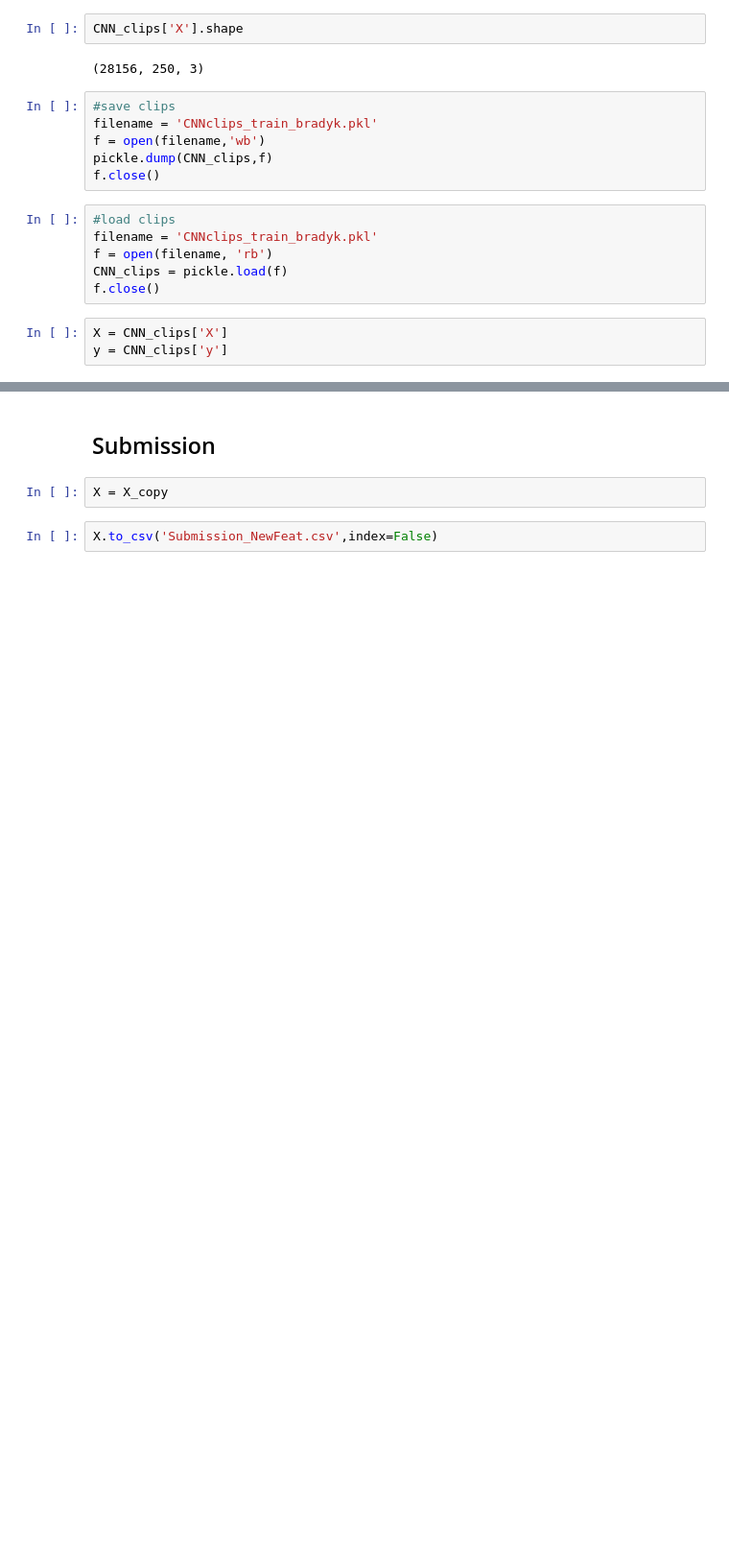
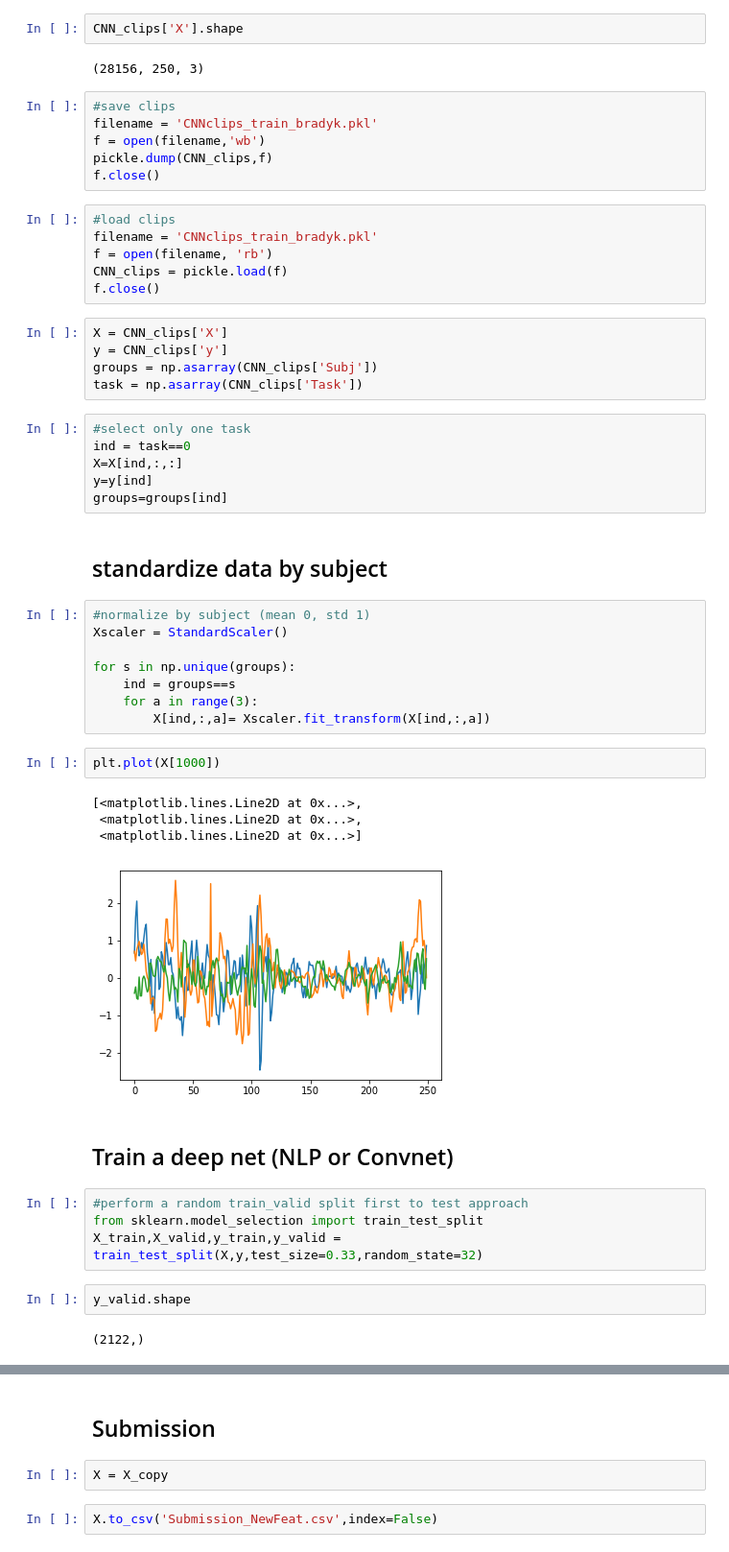
Before and after one commit to Luke3D/Misccode, a Jupyter notebook: Dataprocessing.ipynb, the cells around one changed output, grey strips where cells are left out. Shown at 96% size. Cells and saved outputs as stored; diff of their text form; blank space fills up the shorter version.

```diff
--- a/Dataprocessing.ipynb
+++ b/Dataprocessing.ipynb
@@ -1110,3 +1093,38 @@ f.close()
 # %%
 X = CNN_clips['X']
 y = CNN_clips['y']
+groups = np.asarray(CNN_clips['Subj'])
+task = np.asarray(CNN_clips['Task'])
+# %%
+#select only one task
+ind = task==0
+X=X[ind,:,:]
+y=y[ind]
+groups=groups[ind]
+# %% [markdown]
+## standardize data by subject
+# %%
+#normalize by subject (mean 0, std 1)
+Xscaler = StandardScaler()
+
+for s in np.unique(groups):
+    ind = groups==s
+    for a in range(3):
+        X[ind,:,a]= Xscaler.fit_transform(X[ind,:,a])
+# %%
+plt.plot(X[1000])
+# %% [output]
+[<matplotlib.lines.Line2D at 0x...>,
+ <matplotlib.lines.Line2D at 0x...>,
+ <matplotlib.lines.Line2D at 0x...>]
+[figure, added]
+# %% [markdown]
+## Train a deep net (NLP or Convnet)
+# %%
+#perform a random train_valid split first to test approach
+from sklearn.model_selection import train_test_split
+X_train,X_valid,y_train,y_valid = train_test_split(X,y,test_size=0.33,random_state=32)
+# %%
+y_valid.shape
+# %% [output]
+(2122,)
```
Also changed, not shown: parts of 24 cells of this notebook.
